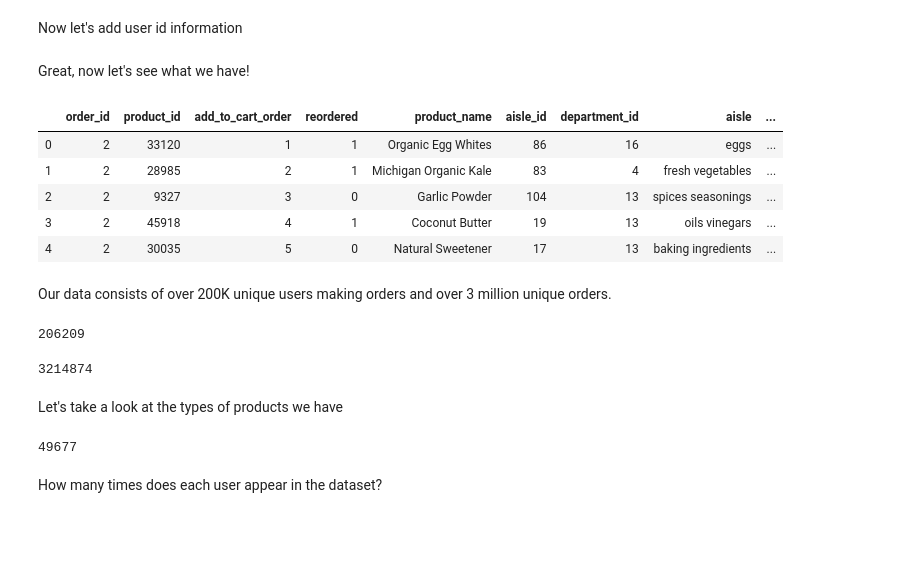
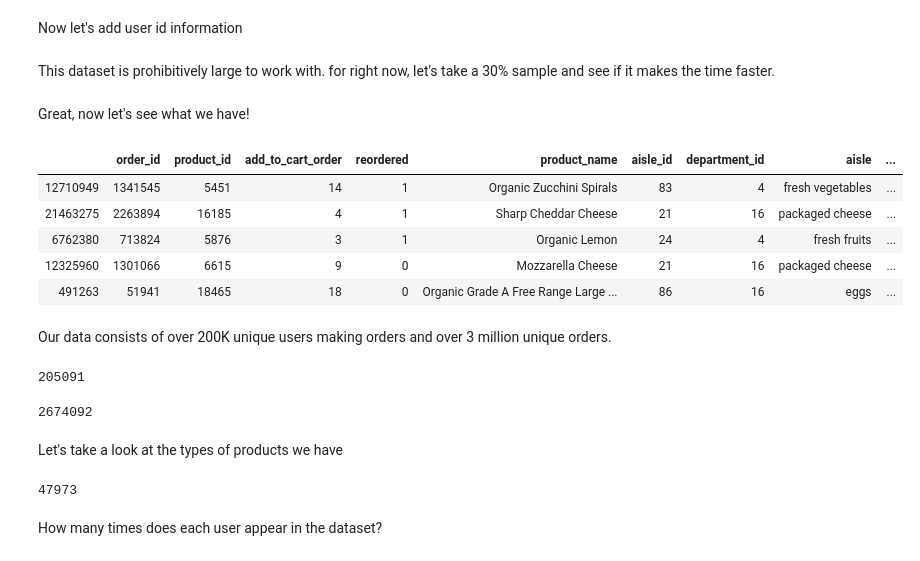
Before and after one commit to mberrien-fitzsimons/recipe_recommendation_system, a Jupyter notebook: notebooks/03_analysis/20190904-mlb-instacart-cart-recommendations.ipynb, the cells around one changed output. Saved outputs shown, nothing was run; the diff lists cells and outputs as text; code cells hidden in the pictures; blank space fills up the shorter version.

```diff
--- a/notebooks/03_analysis/20190904-mlb-instacart-cart-recommendations.ipynb
+++ b/notebooks/03_analysis/20190904-mlb-instacart-cart-recommendations.ipynb
@@ -67,34 +67,38 @@ Now let's add user id information
 baskets = specific_orders.merge(order_test,
                      how='left',
                      on='order_id')
+# %% [markdown]
+This dataset is prohibitively large to work with. for right now, let's take a 30% sample and see if it makes the time faster.
+# %%
+baskets_samp = baskets.sample(frac=0.3, replace=True, random_state=1)
 # %% [markdown]
 Great, now let's see what we have!
 # %%
-baskets.head()
+baskets_samp.head()
 # %% [output]
 |  | order_id | product_id | add_to_cart_order | reordered | product_name | aisle_id | department_id | aisle | ... |
-| 0 | 2 | 33120 | 1 | 1 | Organic Egg Whites | 86 | 16 | eggs | ... |
-| 1 | 2 | 28985 | 2 | 1 | Michigan Organic Kale | 83 | 4 | fresh vegetables | ... |
-| 2 | 2 | 9327 | 3 | 0 | Garlic Powder | 104 | 13 | spices seasonings | ... |
-| 3 | 2 | 45918 | 4 | 1 | Coconut Butter | 19 | 13 | oils vinegars | ... |
-| 4 | 2 | 30035 | 5 | 0 | Natural Sweetener | 17 | 13 | baking ingredients | ... |
+| 12710949 | 1341545 | 5451 | 14 | 1 | Organic Zucchini Spirals | 83 | 4 | fresh vegetables | ... |
+| 21463275 | 2263894 | 16185 | 4 | 1 | Sharp Cheddar Cheese | 21 | 16 | packaged cheese | ... |
+| 6762380 | 713824 | 5876 | 3 | 1 | Organic Lemon | 24 | 4 | fresh fruits | ... |
+| 12325960 | 1301066 | 6615 | 9 | 0 | Mozzarella Cheese | 21 | 16 | packaged cheese | ... |
+| 491263 | 51941 | 18465 | 18 | 0 | Organic Grade A Free Range Large ... | 86 | 16 | eggs | ... |
 # %% [markdown]
 Our data consists of over 200K unique users making orders and over 3 million unique orders.
 # %%
-baskets.user_id.nunique()
+baskets_samp.user_id.nunique()
 # %% [output]
-206209
+205091
 # %%
-baskets.order_id.nunique()
+baskets_samp.order_id.nunique()
 # %% [output]
-3214874
+2674092
 # %% [markdown]
 Let's take a look at the types of products we have
 # %%
 # 50k unique products
-baskets.product_name.nunique()
+baskets_samp.product_name.nunique()
 # %% [output]
-49677
+47973
 # %% [markdown]
 How many times does each user appear in the dataset?
 # %%
```
Also changed, not shown: parts of 27 cells of this notebook, 1 other file.
